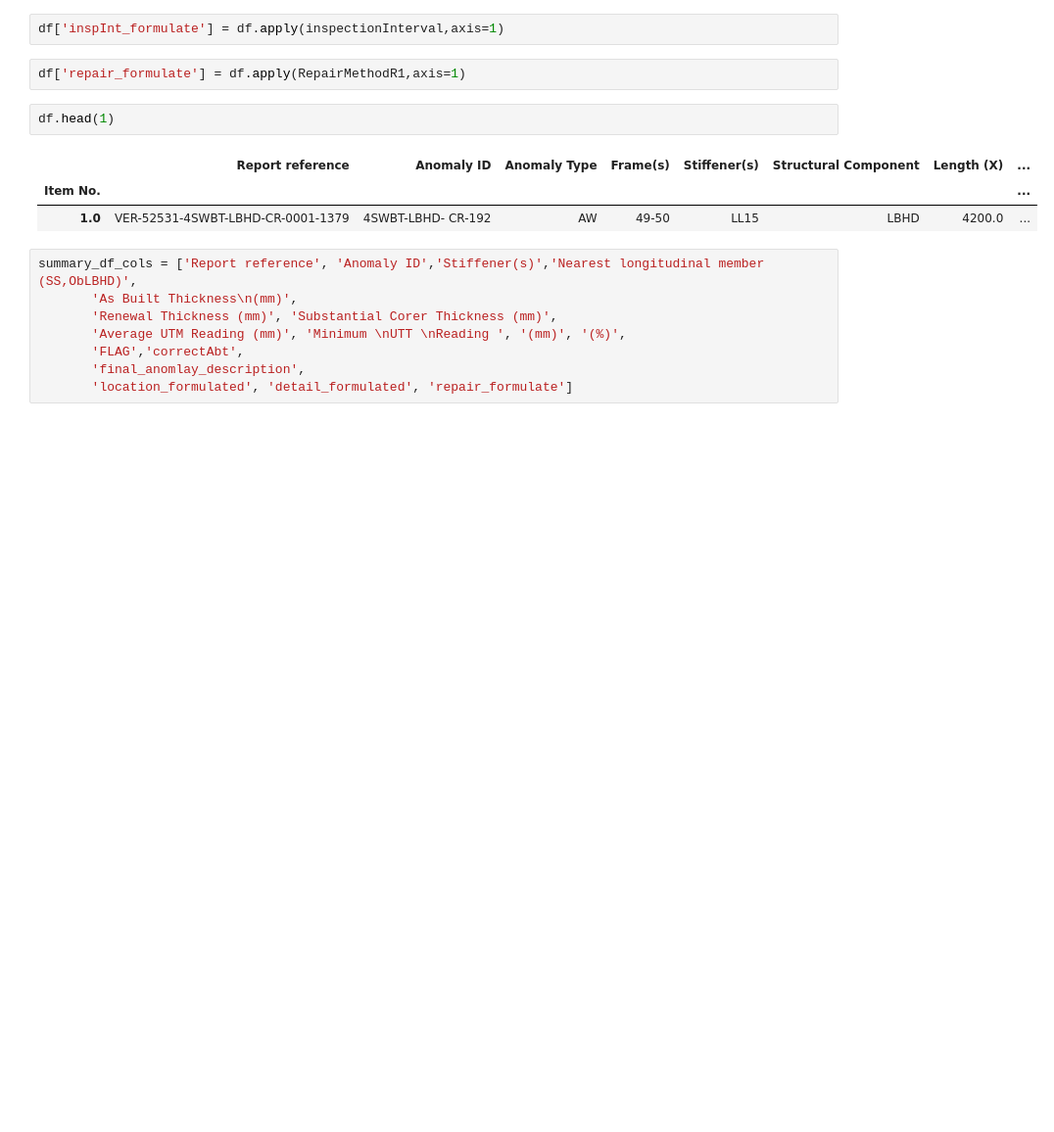
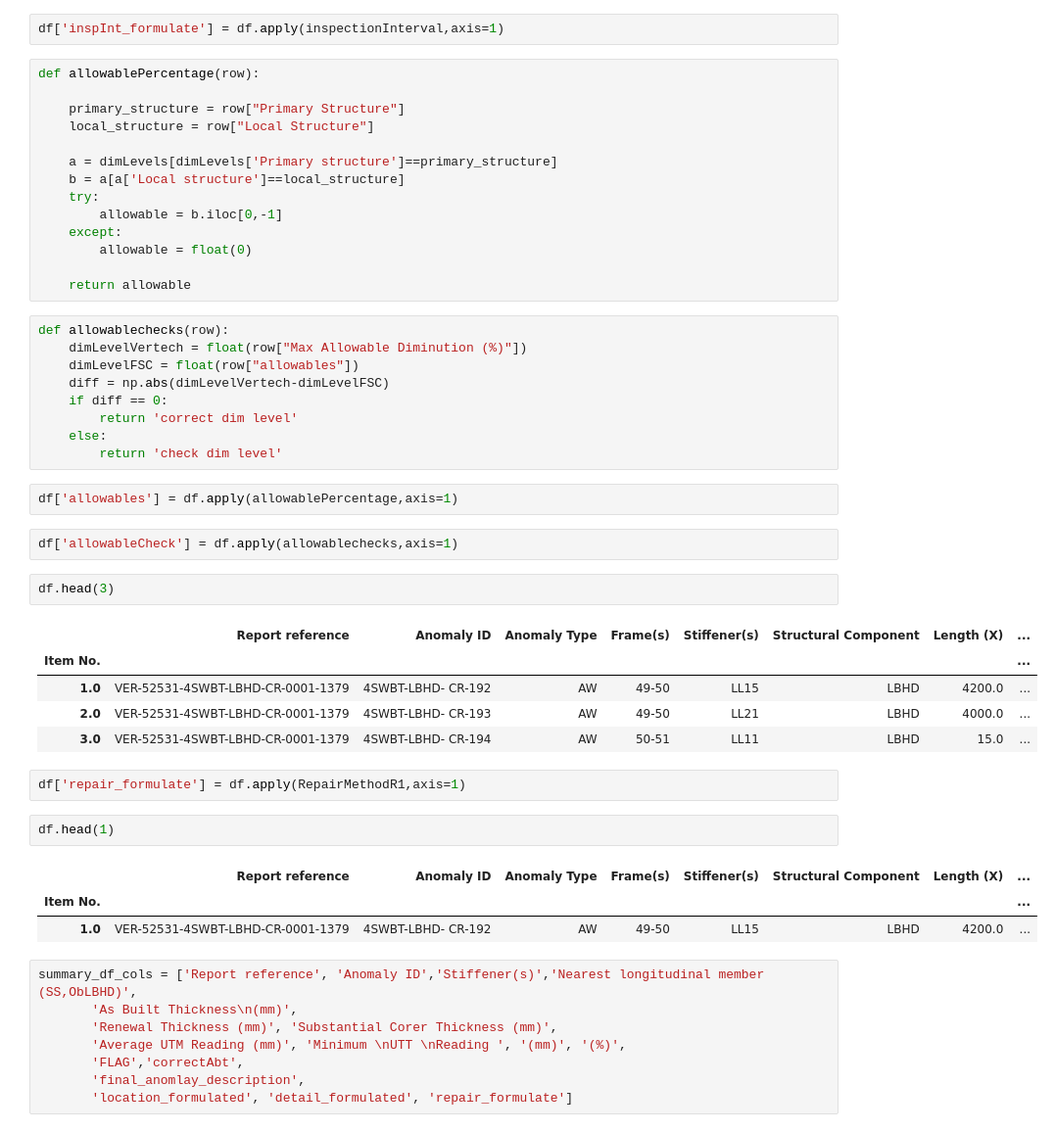
Before and after one commit to nishamnisham/PythonScripts, a Jupyter notebook: XLWINGS/jad_fmeca_b5_operation.ipynb, the cells around one changed output. Shown at 98% size. Cells and saved outputs as stored; diff of their text form; blank space fills up the shorter version.

Commit message:
Allowable diminution added

```diff
--- a/XLWINGS/jad_fmeca_b5_operation.ipynb
+++ b/XLWINGS/jad_fmeca_b5_operation.ipynb
@@ -513,6 +507,41 @@ def inspectionInterval(row):
     return interval
 # %%
 df['inspInt_formulate'] = df.apply(inspectionInterval,axis=1)
+# %%
+def allowablePercentage(row):
+
+    primary_structure = row["Primary Structure"]
+    local_structure = row["Local Structure"]
+
+    a = dimLevels[dimLevels['Primary structure']==primary_structure]
+    b = a[a['Local structure']==local_structure]
+    try:
+        allowable = b.iloc[0,-1]
+    except:
+        allowable = float(0)
+
+    return allowable
+# %%
+def allowablechecks(row):
+    dimLevelVertech = float(row["Max Allowable Diminution (%)"])
+    dimLevelFSC = float(row["allowables"])
+    diff = np.abs(dimLevelVertech-dimLevelFSC)
+    if diff == 0:
+        return 'correct dim level'
+    else:
+        return 'check dim level'
+# %%
+df['allowables'] = df.apply(allowablePercentage,axis=1)
+# %%
+df['allowableCheck'] = df.apply(allowablechecks,axis=1)
+# %%
+df.head(3)
+# %% [output]
+|  | Report reference | Anomaly ID | Anomaly Type | Frame(s) | Stiffener(s) | Structural Component | Length (X) | ... |
+| Item No. |  |  |  |  |  |  |  | ... |
+| 1.0 | VER-52531-4SWBT-LBHD-CR-0001-1379 | 4SWBT-LBHD- CR-192 | AW | 49-50 | LL15 | LBHD | 4200.0 | ... |
+| 2.0 | VER-52531-4SWBT-LBHD-CR-0001-1379 | 4SWBT-LBHD- CR-193 | AW | 49-50 | LL21 | LBHD | 4000.0 | ... |
+| 3.0 | VER-52531-4SWBT-LBHD-CR-0001-1379 | 4SWBT-LBHD- CR-194 | AW | 50-51 | LL11 | LBHD | 15.0 | ... |
 # %%
 df['repair_formulate'] = df.apply(RepairMethodR1,axis=1)
 # %%
```
Also changed, not shown: parts of 7 cells of this notebook.
